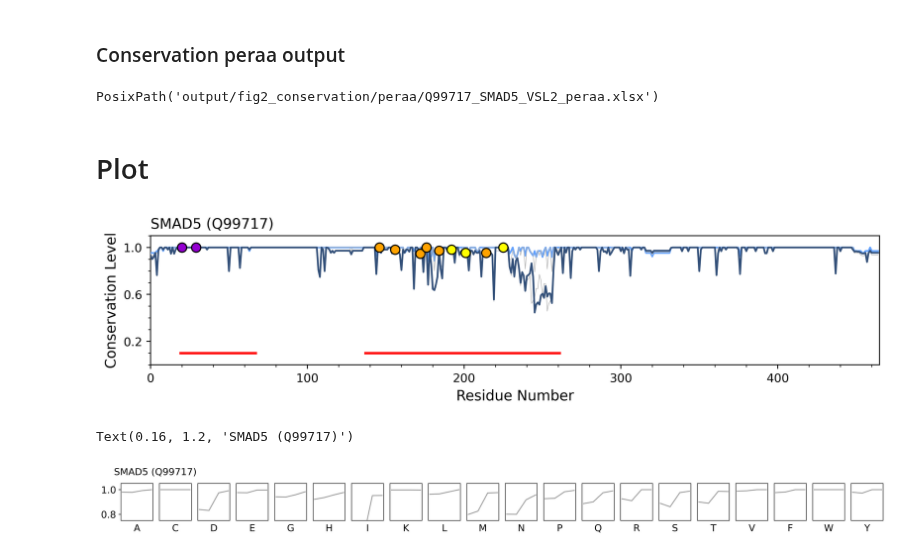
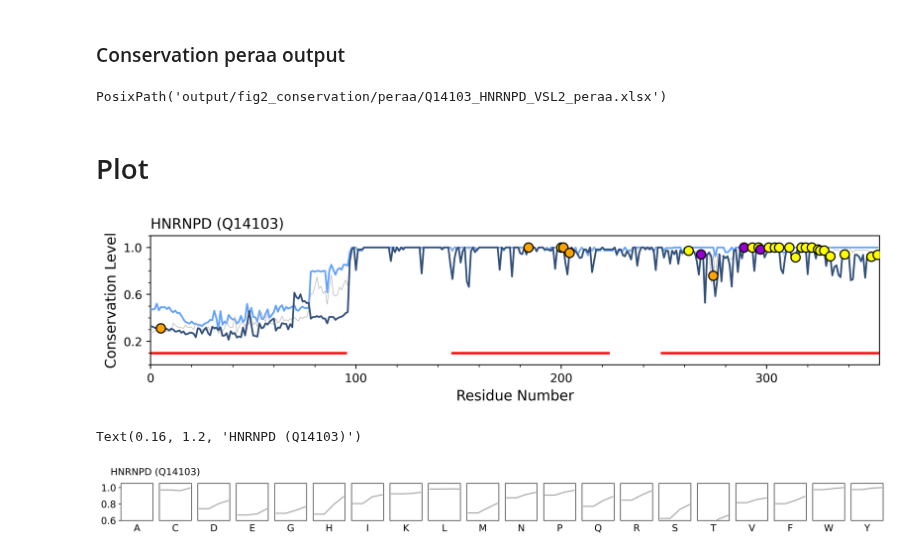
Before and after one commit to allmwh/the_return_of_the_rings, a Jupyter notebook: fig2.ipynb, the cells around one changed output. Cells and saved outputs as stored; diff of their text form; code cells hidden in the pictures.

```diff
--- a/fig2.ipynb
+++ b/fig2.ipynb
@@ -20,7 +20,7 @@ from function.utilities import find_human_sequence
 # Param
 # %%
 #####CHANGE HERE#####
-uniprot_id = "Q99717"
+uniprot_id = "Q14103"
 algorithm = "VSL2" #VLXT, VSL2, VL3-BA
 #####CHANGE HERE#####
 # %%
@@ -207,7 +207,7 @@ conservation_peraa_output_path = output_path / Path("peraa")
 conservation_peraa_output_path = conservation_peraa_output_path / "{}_{}_{}_peraa.xlsx".format(conserve_peraa["uniprot_id"], conserve_peraa["gene_name"],algorithm)
 conservation_peraa_output_path
 # %% [output]
-PosixPath('output/fig2_conservation/peraa/Q99717_SMAD5_VSL2_peraa.xlsx')
+PosixPath('output/fig2_conservation/peraa/Q14103_HNRNPD_VSL2_peraa.xlsx')
 # %%
 d_peraa = pd.DataFrame(conserve_peraa["peraa_score"][1][1], columns=conserve_peraa["taxonomy"], index=conserve_peraa_sort)
 d_peraa["content"] = conserve_peraa["peraa_score"][0][1][:, 0]
@@ -261,22 +261,22 @@ for index, (od, aa, score) in enumerate(
         elif aa == "W":
             a0.scatter(index, score, s=60, color="#9400d1", edgecolors="black", zorder=200)
 # %% [output]
-[figure, old version]
+[figure, new version]
 # %%
 f, (disorder) = plt.subplots(1, 20, sharex=True, sharey=True, figsize=(20, 1), dpi=500)
 
 for index, sub in enumerate(disorder):
     sub.plot(conserve_peraa["peraa_score"][1][1][index], linestyle="solid", color="#a2a2a2")
     sub.set_title(conserve_peraa["conserve_peraa_sort"][index], y=-0.4, fontsize=14)
-    sub.set_ylim(0.75, 1.05)
-    sub.set_yticks(np.arange(0.8, 1.05, 0.2))
+    sub.set_ylim(0.65, 1.05)
+    sub.set_yticks(np.arange(0.6, 1.05, 0.2))
     sub.get_xaxis().set_visible(False)
     sub.tick_params(axis="y", labelsize=14)
     if index != 0:
         sub.get_yaxis().set_visible(False)
 
 title = "{} ({})".format(conserve_peraa["gene_name"], conserve_peraa["uniprot_id"], fontsize=12)
 f.suptitle(title, x=0.16, y=1.2, fontsize=14)
 # %% [output]
-Text(0.16, 1.2, 'SMAD5 (Q99717)')
+Text(0.16, 1.2, 'HNRNPD (Q14103)')
-[figure, old version]
+[figure, new version]
```
Also changed, not shown: parts of 1 cell of this notebook, 12 other files.
